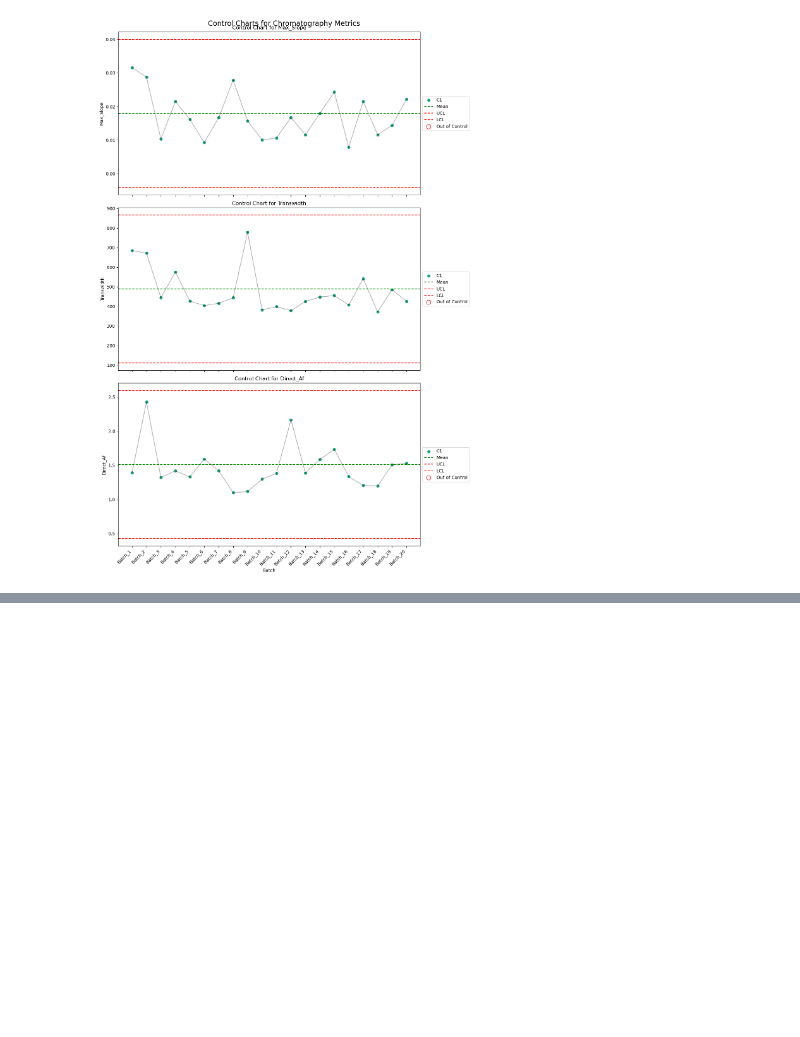
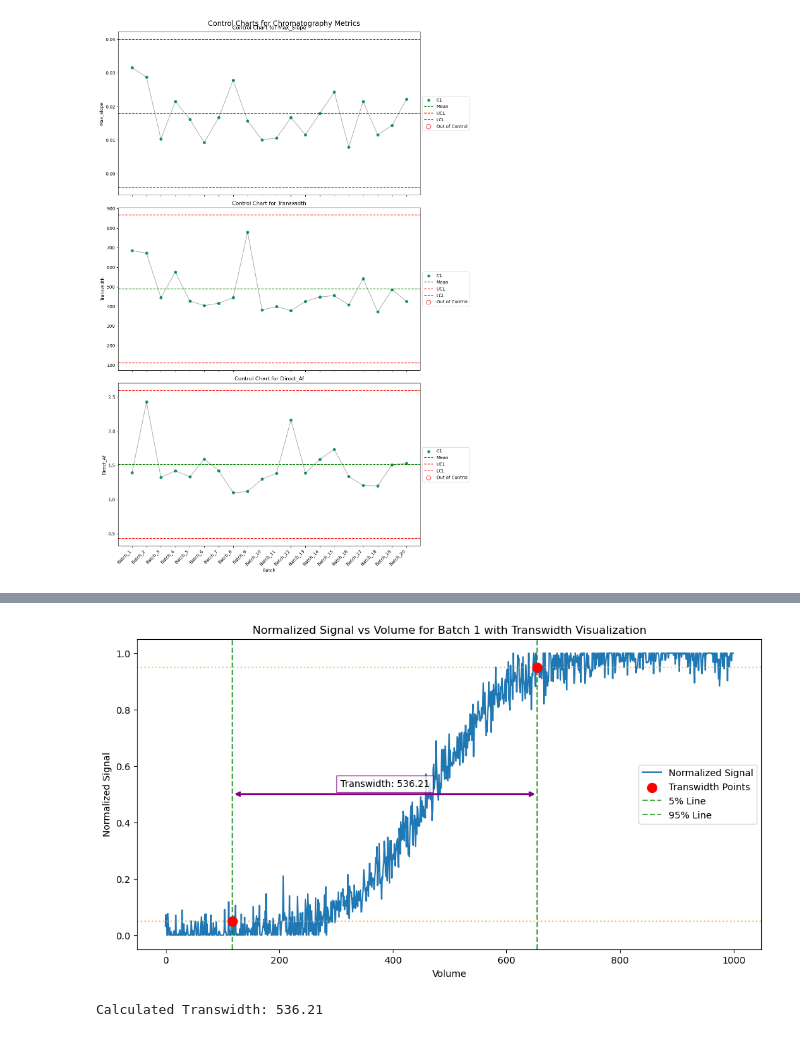
Before and after one commit to vincentgaul/direct_transitional_analysis, a Jupyter notebook: TA.ipynb, the cells around one changed output, grey strips where cells are left out. Cells and saved outputs as stored; diff of their text form; code cells hidden in the pictures; blank space fills up the shorter version.

```diff
--- a/TA.ipynb
+++ b/TA.ipynb
@@ -177,0 +242,72 @@ create_control_charts(results, control_limits, df_final)
+# %%
+import numpy as np
+import matplotlib.pyplot as plt
+import seaborn as sns
+from scipy.interpolate import interp1d
+
+def normalize_signal(signal):
+    return (signal - np.min(signal)) / (np.max(signal) - np.min(signal))
+
+def calculate_and_plot_transwidth(df, batch_number):
+    # Filter the data for the specified batch
+    batch_data = df[df['Batch'] == f'Batch_{batch_number}']
+
+    # Sort the data by Volume
+    batch_data = batch_data.sort_values('Volume')
+
+    # Extract volume and signal data
+    volume = batch_data['Volume'].values
+    signal = batch_data['Signal'].values
+
+    # Normalize the signal
+    normalized_signal = normalize_signal(signal)
+
+    # Create interpolation function
+    interp_func = interp1d(normalized_signal, volume, kind='linear')
+
+    # Calculate Transwidth
+    cv_5 = interp_func(0.05)
+    cv_95 = interp_func(0.95)
+    transwidth = cv_95 - cv_5
+
+    # Create the plot
+    plt.figure(figsize=(12, 6))
+
+    # Plot the normalized signal
+    sns.lineplot(x=volume, y=normalized_signal, label='Normalized Signal')
+
+    # Highlight the 5% and 95% points
+    plt.scatter([cv_5, cv_95], [0.05, 0.95], color='red', s=100, zorder=5, label='Transwidth Points')
+
+    # Add vertical lines at 5% and 95% points
+    plt.axvline(x=cv_5, color='green', linestyle='--', alpha=0.7, label='5% Line')
+    plt.axvline(x=cv_95, color='green', linestyle='--', alpha=0.7, label='95% Line')
+
+    # Add horizontal lines at 5% and 95% levels
+    plt.axhline(y=0.05, color='orange', linestyle=':', alpha=0.7)
+    plt.axhline(y=0.95, color='orange', linestyle=':', alpha=0.7)
+
+    # Add arrow to show Transwidth
+    plt.annotate('', xy=(cv_95, 0.5), xytext=(cv_5, 0.5),
+                 arrowprops=dict(arrowstyle='<->', color='purple', lw=2))
+
+    plt.title(f'Normalized Signal vs Volume for Batch {batch_number} with Transwidth Visualization')
+    plt.xlabel('Volume')
+    plt.ylabel('Normalized Signal')
+    plt.legend()
+
+    # Add text annotation for Transwidth value
+    plt.text((cv_5 + cv_95) / 2, 0.52, f'Transwidth: {transwidth:.2f}',
+             horizontalalignment='center', verticalalignment='bottom',
+             bbox=dict(facecolor='white', edgecolor='purple', alpha=0.8))
+
+    plt.show()
+
+    return transwidth
+
+# Example usage:
+transwidth = calculate_and_plot_transwidth(df_final, 1)  # Plot for Batch 1
+print(f"Calculated Transwidth: {transwidth:.2f}")
+# %% [output]
+[figure, added]
+Calculated Transwidth: 536.21
```
Also changed, not shown: parts of 4 cells of this notebook.
